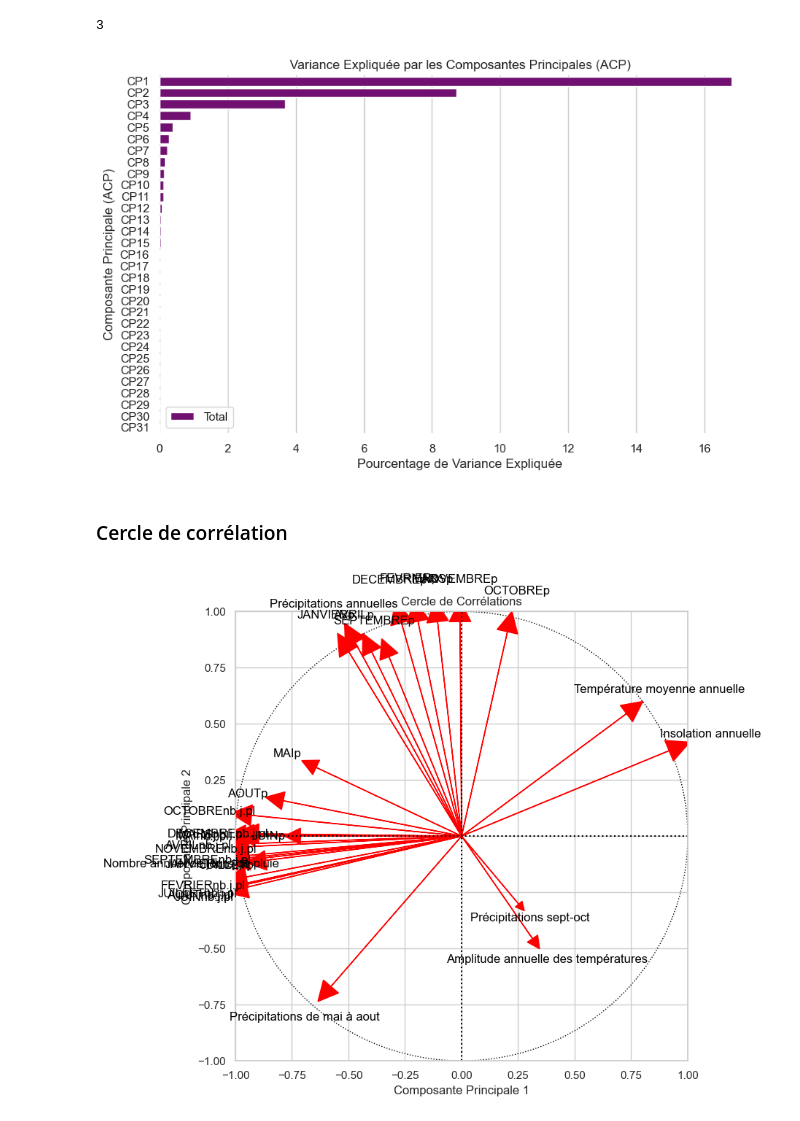
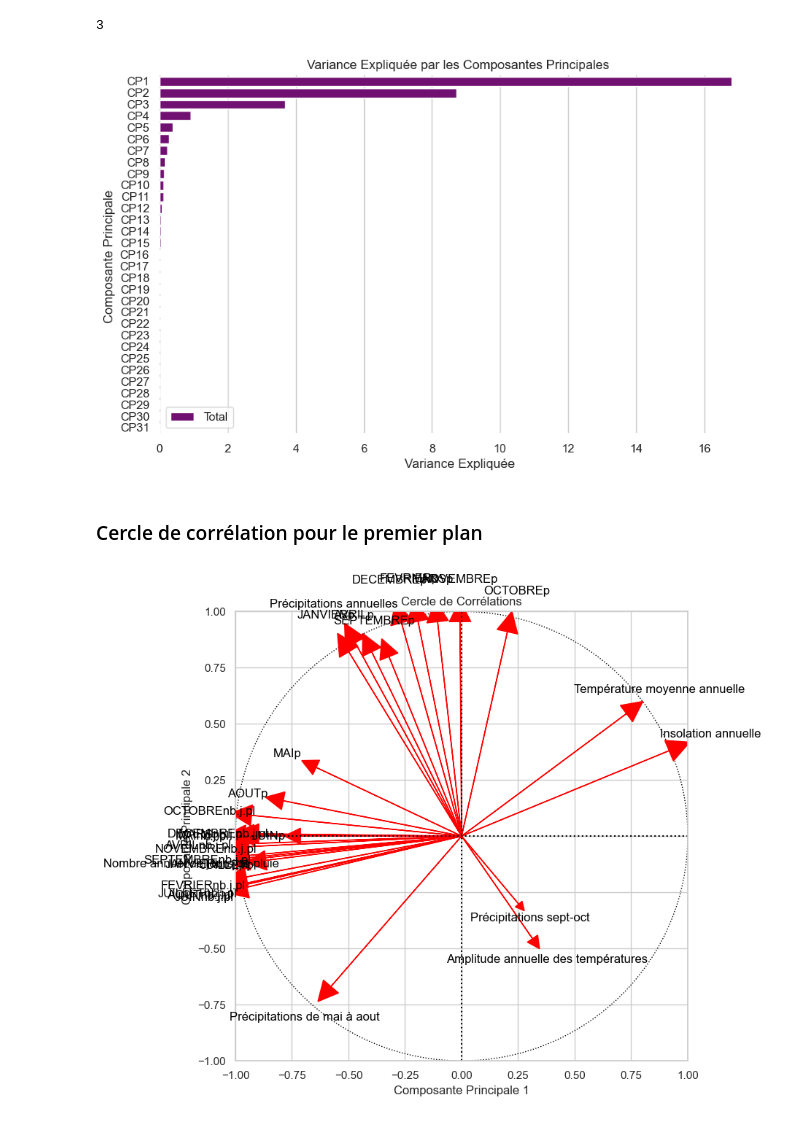
Before and after one commit to Asmaa213/ACP_Typologie_Villes, a Jupyter notebook: acp.ipynb, the cells around one changed output. Cells and saved outputs as stored; diff of their text form; code cells hidden in the pictures.

```diff
--- a/acp.ipynb
+++ b/acp.ipynb
@@ -162,28 +180,28 @@ n_components
 # %%
 #Définir le style du fond
 sns.set(style="whitegrid")
 
 # Initialiser le graphique matplotlib
 plt.figure(figsize=(10, 6))
 
 # Utiliser un barplot horizontal
 bar_plot = sns.barplot(x='explained_variance', y="ACP", data=df_acp,
                        label="Total", color="purple")
 
 # Ajouter une touche esthétique
 sns.despine(left=True, bottom=True)
 
 # Ajouter des titres et des étiquettes
-plt.title('Variance Expliquée par les Composantes Principales (ACP)')
-plt.xlabel('Pourcentage de Variance Expliquée')
-plt.ylabel('Composante Principale (ACP)')
+plt.title('Variance Expliquée par les Composantes Principales ')
+plt.xlabel('Variance Expliquée')
+plt.ylabel('Composante Principale ')
 
 # Afficher le graphique
 plt.show()
 # %% [output]
-[figure, old version]
+[figure, new version]
 # %% [markdown]
-<h3>Cercle de corrélation </h3>
+<h3>Cercle de corrélation pour le premier plan</h3>
 # %%
 # on a déjà ajusté l'ACP sur données avec 3 composantes principales
 acp = PCA(n_components=3)
```
Also changed, not shown: parts of 17 cells of this notebook.
